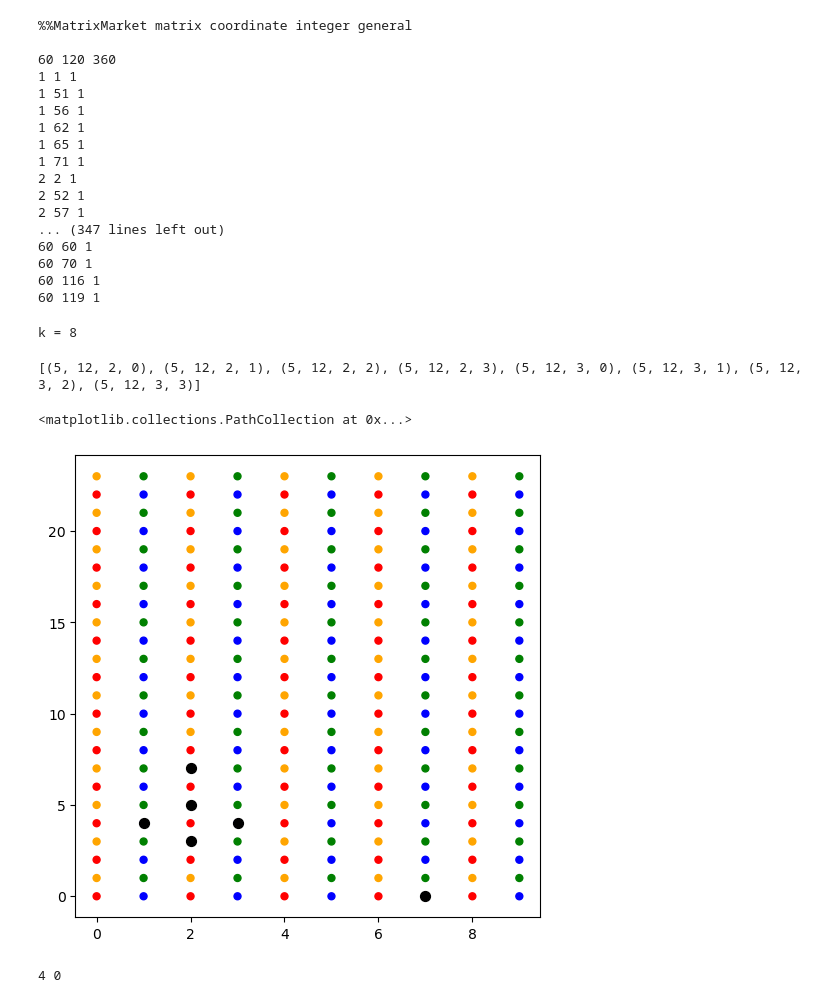
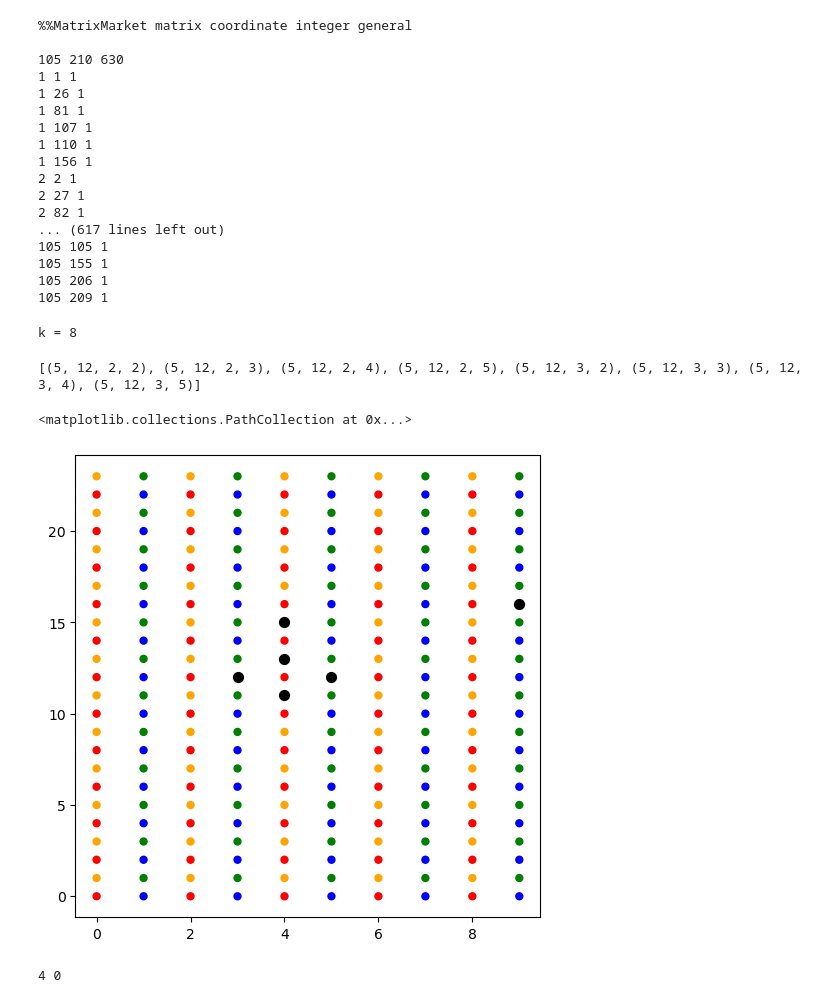
Before and after one commit to noahberthusen/qecc_routing, a Jupyter notebook: notebooks/quasi-cyclic.ipynb, the cells around one changed output. Cells and saved outputs as stored; diff of their text form; code cells hidden in the pictures.

```diff
--- a/notebooks/quasi-cyclic.ipynb
+++ b/notebooks/quasi-cyclic.ipynb
@@ -39,7 +39,14 @@ code = codes[3]
 # code = [14,7,11,7,2,1,14,9,14,7,0,0] # 10, 4
 # code = [14,7,3,5,2,7,6,9,7,14,3,3] # 11,5
 
+code = [15,5,1,4,1,0,1,2,5,15,2,2]
+# code = [12,5,1,1,4,0,11,10,5,12,2,1]
 
+code = [21,5,20,3,2,0,11,1,5,21,2,2] # same [[210,8,10]]
+code = [12,5,10,4,1,0,2,7,5,12,2,2] # same [[120,8,8]]
+
+
+code = [21,5,11,1,4,0,5,16,5,21,2,0]
 # code = [7,3,0,2,1,0,5,1,3,7,0,0]
 # code = [7,3,0,2,1,0,5,1,3,7,0,3]
 
@@ -83,21 +90,21 @@ to_mtx(Hz)
 # %% [output]
 %%MatrixMarket matrix coordinate integer general
 
-60 120 360
+105 210 630
 1 1 1
-1 51 1
-1 56 1
-1 62 1
-1 65 1
-1 71 1
+1 26 1
+1 81 1
+1 107 1
+1 110 1
+1 156 1
 2 2 1
-2 52 1
-2 57 1
-... (347 lines left out)
-60 60 1
-60 70 1
-60 116 1
-60 119 1
+2 27 1
+2 82 1
+... (617 lines left out)
+105 105 1
+105 155 1
+105 206 1
+105 209 1
 # %%
 GF = galois.GF(2)
 arr = GF(Hz.T)
@@ -157,7 +164,7 @@ def has_toric_layout():
 confirmed_codes = has_toric_layout()
 print(confirmed_codes)
 # %% [output]
-[(5, 12, 2, 0), (5, 12, 2, 1), (5, 12, 2, 2), (5, 12, 2, 3), (5, 12, 3, 0), (5, 12, 3, 1), (5, 12, 3, 2), (5, 12, 3, 3)]
+[(5, 12, 2, 2), (5, 12, 2, 3), (5, 12, 2, 4), (5, 12, 2, 5), (5, 12, 3, 2), (5, 12, 3, 3), (5, 12, 3, 4), (5, 12, 3, 5)]
 # %%
 def embed_code(code, init):
     emb_m, emb_ell, A_ind, B_ind = code
@@ -269,35 +276,35 @@ for i in range(lattice.shape[0]):
         elif lattice[i][j][0] == "l":
             colors[i][j] = "blue"
         else:
             colors[i][j] = "green"
 
 qbts = np.array([None for i in range(2*m*ell)])
 for i in range(lattice.shape[0]):
     for j in range(lattice.shape[1]):
         if lattice[i][j][0] == "r" or lattice[i][j][0] == "l":
             qbts[int(lattice[i][j][1:])] = (i, j)
 x_checks = np.array([None for i in range(m*ell)])
 z_checks = np.array([None for i in range(m*ell)])
 
 for i in range(lattice.shape[0]):
     for j in range(lattice.shape[1]):
         if lattice[i][j][0] == "x":
             x_checks[int(lattice[i][j][1:])] = (i, j)
         elif lattice[i][j][0] == "z":
             z_checks[int(lattice[i][j][1:])-(m*ell)] = (i, j)
 
 
 
 nodes = itertools.product(np.arange(lattice.shape[0]), np.arange(lattice.shape[1]))
 
-gen_qbts = qbts[np.where(Hx[12])[0]] # 20x
+gen_qbts = qbts[np.where(Hx[34])[0]] # 20x
 
 fig, ax = plt.subplots(1, 1, figsize=(6, 6))
 ax.scatter(*zip(*nodes), s=25, c=colors.flatten()) # vv qubits
 ax.scatter(*zip(*gen_qbts), s=50, c='k')
 # %% [output]
 <matplotlib.collections.PathCollection at 0x...>
-[figure, old version]
+[figure, new version]
 # %%
 x_rs = []
 z_rs = []
```
Also changed, not shown: 2 other files.
